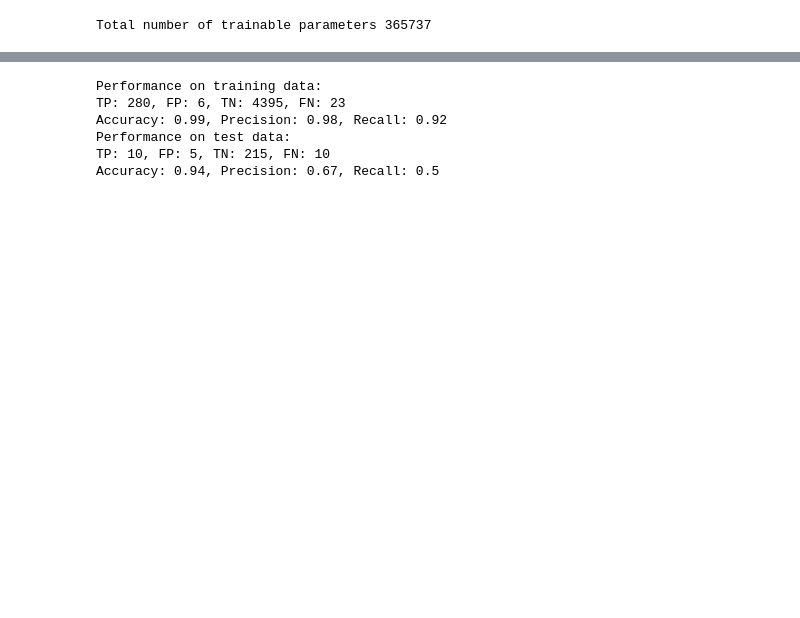
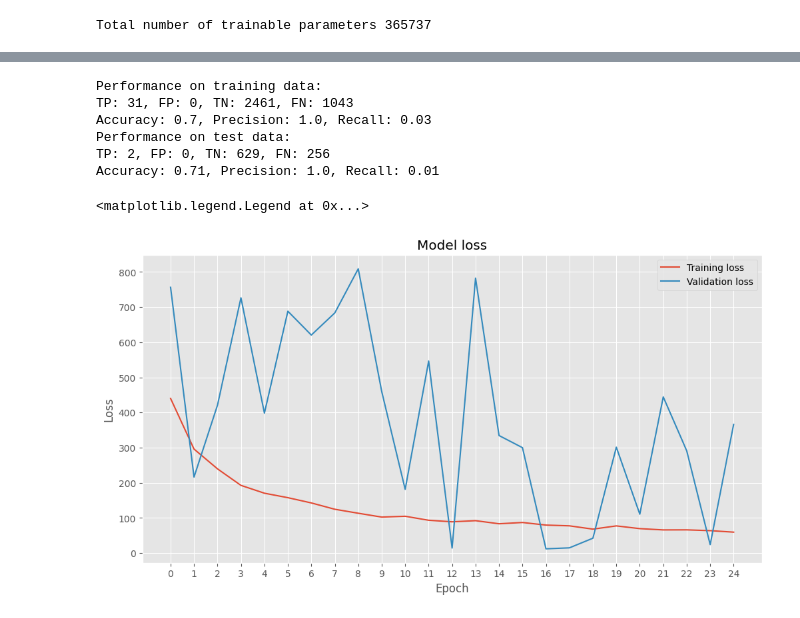
Before and after one commit to Skuvrik/Masterthesis, a Jupyter notebook: find_MCA.ipynb, the cells around one changed output, grey strips where cells are left out. Saved outputs shown, nothing was run; the diff lists cells and outputs as text; code cells hidden in the pictures; blank space fills up the shorter version.

Commit message:
Cleaning up and more model training

```diff
--- a/find_MCA.ipynb
+++ b/find_MCA.ipynb
@@ -29,7 +33,7 @@ aif_path = "D:/AIFs/AIFs/durable/BorrSci_MR_Data/Output"
 image_data = createImageIndexCSV(image_path)
 # Import annotations
 mca_labels = pd.read_excel('MCA_labels.xlsx')
-mca_labels = mca_labels[:47] # Not all patients are annotated
+# mca_labels = mca_labels[:12]
 mca_labels = mca_labels.drop(mca_labels[mca_labels['Patient'] == 11].index) # Patient 11 is missing a file
 image_data = image_data[image_data['Patient'].isin(mca_labels['Patient'])]
 # %%
@@ -51,0 +44,5 @@ for patient, volume_index in zip(vol_intensities[:, 0], vol_intensities[:, 1]):
+# %%
+# Only keep the relevant volumes
+from datahandling_utils import filter_on_intensity_and_add_data
+extra_vols = 5
+copy_data = filter_on_intensity_and_add_data(image_data, mca_labels, vol_intensities, extra_vols)
@@ -72,7 +80,7 @@ from torch.utils.data import DataLoader
 train_loader = DataLoader(train_dataset, batch_size=BATCH_SIZE, shuffle=True)
 test_loader = DataLoader(test_dataset, batch_size=BATCH_SIZE, shuffle=True)
 # %%
-model = DenseNet3(64, num_classes=1, dropRate=0.2)
+model = DenseNet3(64, num_classes=1, dropRate=0.4)
 print(f"Total number of trainable parameters {sum(p.numel() for p in model.parameters() if p.requires_grad)}")
 # %% [output]
 Total number of trainable parameters 365737
@@ -80,5 +88,5 @@ Total number of trainable parameters 365737
 import torch
 torch.cuda.empty_cache()
 # %%
-trained_model, losses = train_and_eval(model, test_loader, train_loader, 10)
+losses = train_and_eval(model, test_loader, train_loader, EPOCHS, device, apr=True)
 # %% [output]
@@ -89,39 +109,0 @@ KeyboardInterrupt:
-# %%
-def get_model_performance_metrics(model, images, labels):
-    # Copy dataframe due to the use of iterrows
-    images_copy = images.copy()
-    TP = 0
-    FP = 0
-    TN = 0
-    FN = 0
-    for _, selected in images_copy.iterrows():
-        model.eval()
-        image = pdc.read_file(selected['ImagePath'])
-        image = torch.tensor(np.expand_dims(image.pixel_array.astype("int32"), axis=(0,1)), dtype=torch.float32)
-        image = image.to('cuda')
-        actual = labels[labels['Patient/slice'] == int(selected['Patient'])][int(selected['Slice'])].item()
-        predicted = int(round(torch.sigmoid(model(image)).item()))
-        if predicted == 1 and actual == 1:
-            TP += 1
-        elif predicted == 1 and actual == 0:
-            FP += 1
-        elif predicted == 0 and actual == 0:
-            TN += 1
-        elif predicted == 0 and actual == 1:
-            FN += 1
-        else:
-            pass
-    print(f"TP: {TP}, FP: {FP}, TN: {TN}, FN: {FN}")
-    print(f"Accuracy: {round((TP+TN)/(TP+FP+TN+FN),2)}, Precision: {round(TP/(FP+TP), 2)}, Recall: {round(TP/(TP+FN), 2)}")
-
-print("Performance on training data:")
-get_model_performance_metrics(trained_model, train_images, train_labels)
-print("Performance on test data:")
-get_model_performance_metrics(trained_model, test_images, test_labels)
-# %% [output]
-Performance on training data:
-TP: 280, FP: 6, TN: 4395, FN: 23
-Accuracy: 0.99, Precision: 0.98, Recall: 0.92
-Performance on test data:
-TP: 10, FP: 5, TN: 215, FN: 10
-Accuracy: 0.94, Precision: 0.67, Recall: 0.5
@@ -131,0 +110,13 @@ plt.plot(losses)
+# %%
+from model_utils import get_model_performance_metrics
+print("Performance on training data:")
+train_sorted = get_model_performance_metrics(model, train_images, train_labels, device, True)
+print("Performance on test data:")
+val_sorted = get_model_performance_metrics(model, test_images, test_labels, device, True)
+# %% [output]
+Performance on training data:
+TP: 31, FP: 0, TN: 2461, FN: 1043
+Accuracy: 0.7, Precision: 1.0, Recall: 0.03
+Performance on test data:
+TP: 2, FP: 0, TN: 629, FN: 256
+Accuracy: 0.71, Precision: 1.0, Recall: 0.01
@@ -131,0 +126,14 @@ plt.plot(losses)
+# %%
+import matplotlib.pyplot as plt
+plt.style.use('ggplot')
+fig = plt.figure(figsize=(12, 6))
+plt.plot(losses[0][:,0], label='Training loss')
+plt.plot(losses[0][:,1], label='Validation loss')
+plt.xlabel('Epoch')
+plt.xticks(range(0, EPOCHS))
+plt.ylabel('Loss')
+plt.title('Model loss')
+plt.legend(loc='upper right')
+# %% [output]
+<matplotlib.legend.Legend at 0x...>
+[figure, added]
```
Also changed, not shown: parts of 14 cells of this notebook, 11 other files.
